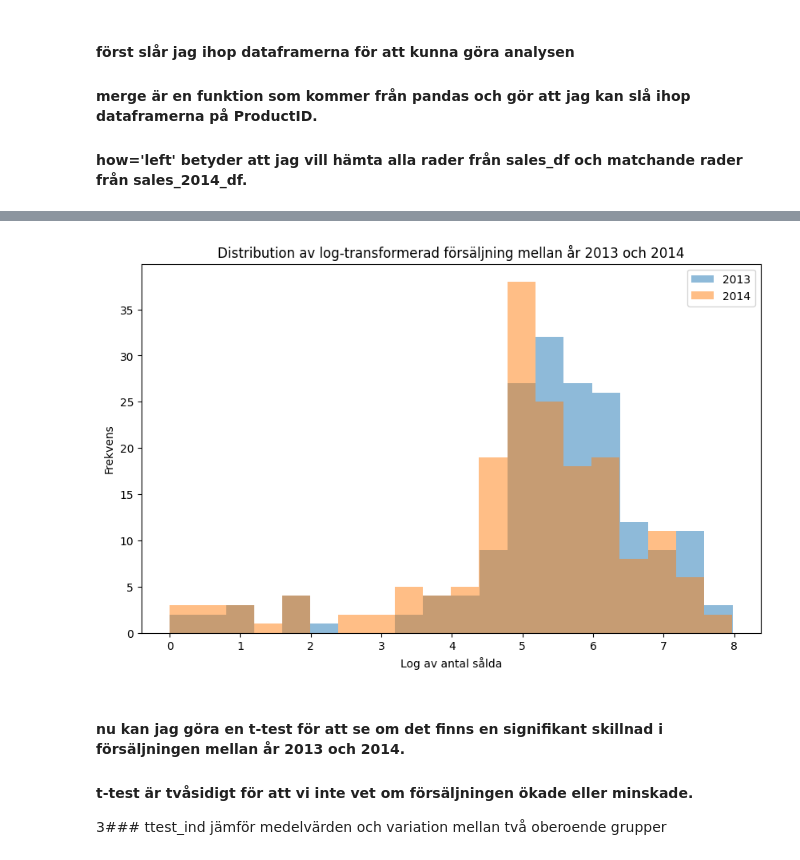
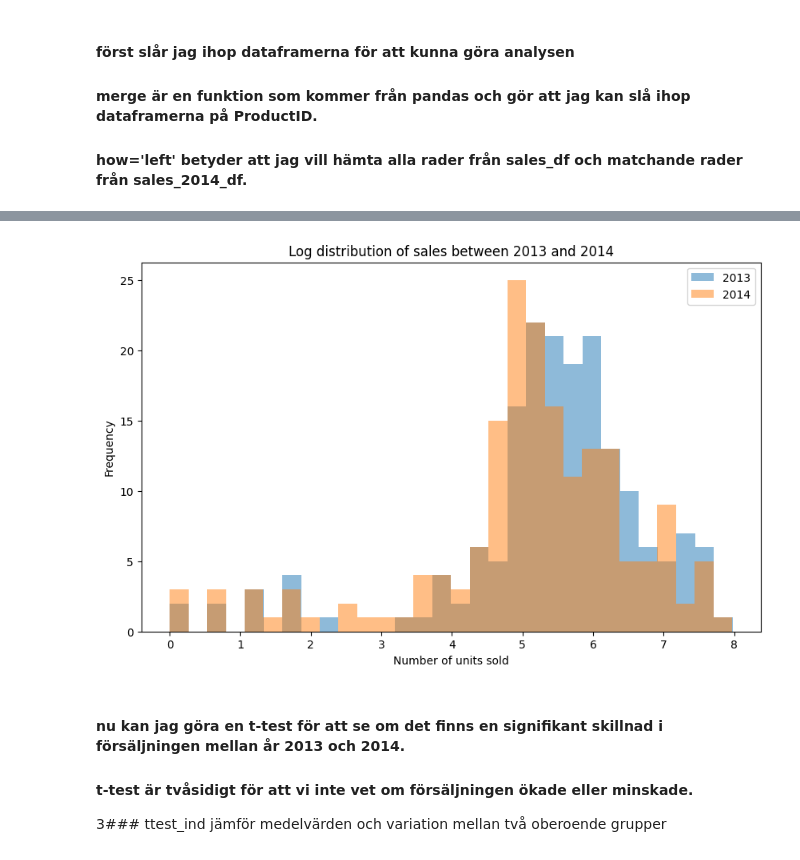
Before and after one commit to maria-lagerholm/FullStackRomanChurches, a Jupyter notebook: kunskapskontroll_Lagerholm.ipynb, the cells around one changed output, grey strips where cells are left out. Drawn from its saved outputs; the diff is of its cells as text; code cells hidden in the pictures.

```diff
--- a/kunskapskontroll_Lagerholm.ipynb
+++ b/kunskapskontroll_Lagerholm.ipynb
@@ -507,24 +480,25 @@ plt.show()
 # %%
 import numpy as np
 
 # Filter out rows with zero or negative sales before log transformation
 combined_df = combined_df[(combined_df['TotalSold_2013'] > 0) & (combined_df['TotalSold_2014'] > 0)]
 
 # Log transform the filtered data
 combined_df['TotalSold_2013_log'] = np.log(combined_df['TotalSold_2013'])
 combined_df['TotalSold_2014_log'] = np.log(combined_df['TotalSold_2014'])
 
 # Plot distribution of log-transformed data
 plt.figure(figsize=(10, 6))
-plt.hist(combined_df['TotalSold_2013_log'], bins=20, alpha=0.5, label='2013')
-plt.hist(combined_df['TotalSold_2014_log'], bins=20, alpha=0.5, label='2014')
-plt.xlabel('Log av antal sålda')
-plt.ylabel('Frekvens')
+plt.hist(combined_df['TotalSold_2013_log'], bins=30, alpha=0.5, label='2013')
+plt.hist(combined_df['TotalSold_2014_log'], bins=30, alpha=0.5, label='2014')
+
+plt.xlabel('Number of units sold')
+plt.ylabel('Frequency')
 plt.legend()
-plt.title('Distribution av log-transformerad försäljning mellan år 2013 och 2014')
+plt.title('Log distribution of sales between 2013 and 2014')
 plt.show()
 # %% [output]
-[figure, old version]
+[figure, new version]
 # %% [markdown]
 #### nu kan jag göra en t-test för att se om det finns en signifikant skillnad i försäljningen mellan år 2013 och 2014.
 
```
Also changed, not shown: parts of 8 cells of this notebook.
